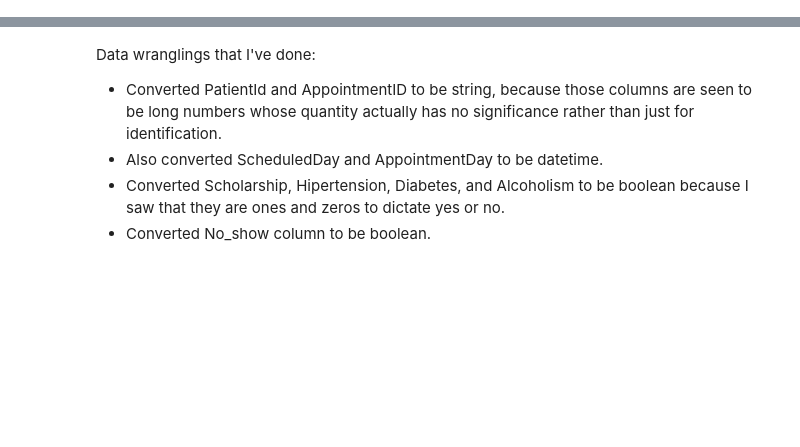
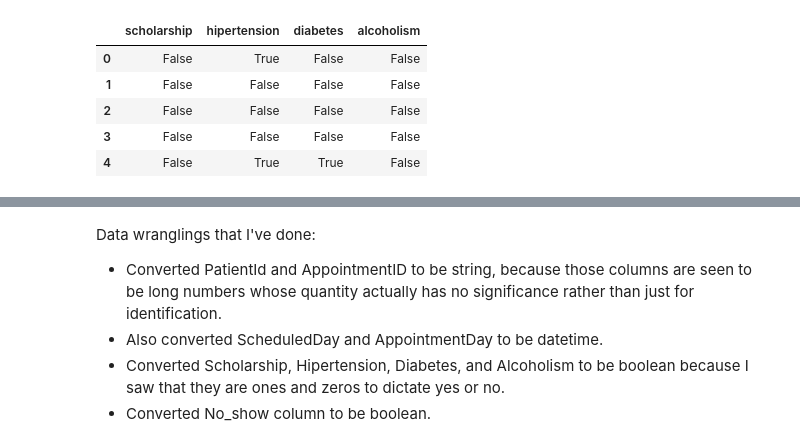
Before and after one commit to fletchersarip93/medical-appointment-no-show-data-analysis, a Jupyter notebook: Investigation_of_No_Show_Appointments_Data.ipynb, the cells around one changed output, grey strips where cells are left out. Saved outputs shown, nothing was run; the diff lists cells and outputs as text; code cells hidden in the pictures; blank space fills up the shorter version.

```diff
--- a/Investigation_of_No_Show_Appointments_Data.ipynb
+++ b/Investigation_of_No_Show_Appointments_Data.ipynb
@@ -39,0 +164,4 @@ import re
+# %%
+# casting to int64 is needed so that the resulting string does not contain the decimal points
+df.patient_id = df.patient_id.astype('int64').astype(str)
+df.appointment_id = df.appointment_id.astype(str)
@@ -39,0 +206,3 @@ import re
+# %%
+df.scheduled_day = pd.to_datetime(df.scheduled_day, infer_datetime_format=True)
+df.appointment_day = pd.to_datetime(df.appointment_day, infer_datetime_format=True)
@@ -39,0 +248,14 @@ import re
+# %%
+df.scholarship = df.scholarship.astype(bool)
+df.hipertension = df.hipertension.astype(bool)
+df.diabetes = df.diabetes.astype(bool)
+df.alcoholism = df.alcoholism.astype(bool)
+# %%
+df[['scholarship', 'hipertension', 'diabetes', 'alcoholism']].head()
+# %% [output]
+|  | scholarship | hipertension | diabetes | alcoholism |
+| 0 | False | True | False | False |
+| 1 | False | False | False | False |
+| 2 | False | False | False | False |
+| 3 | False | False | False | False |
+| 4 | False | True | True | False |
```
Also changed, not shown: parts of 85 cells of this notebook.
